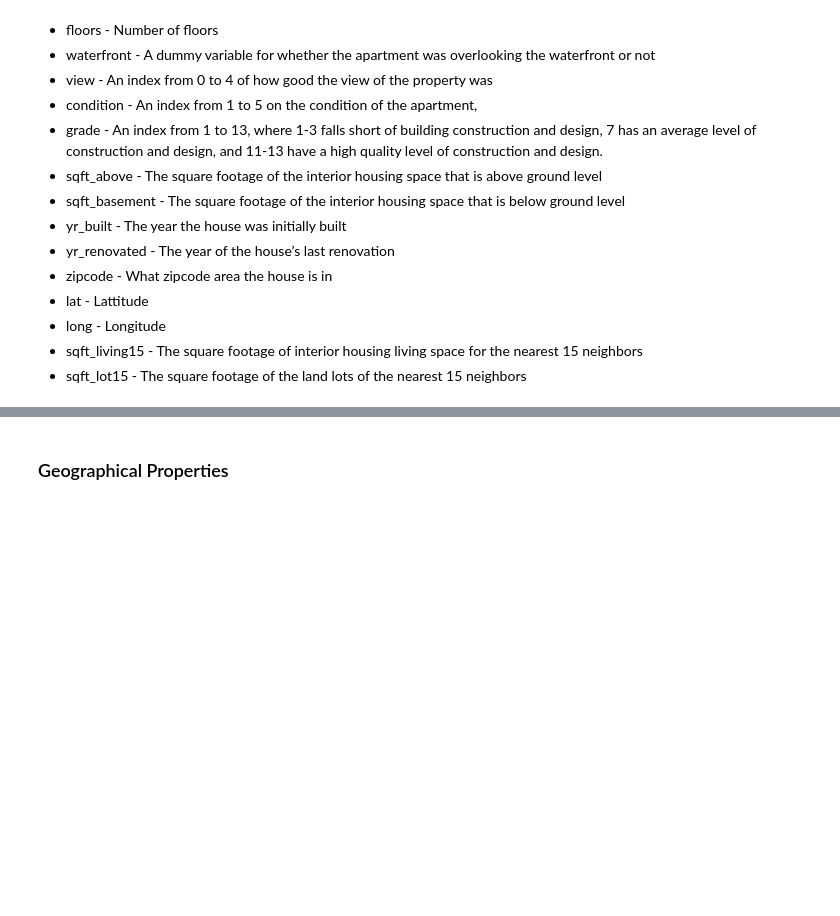
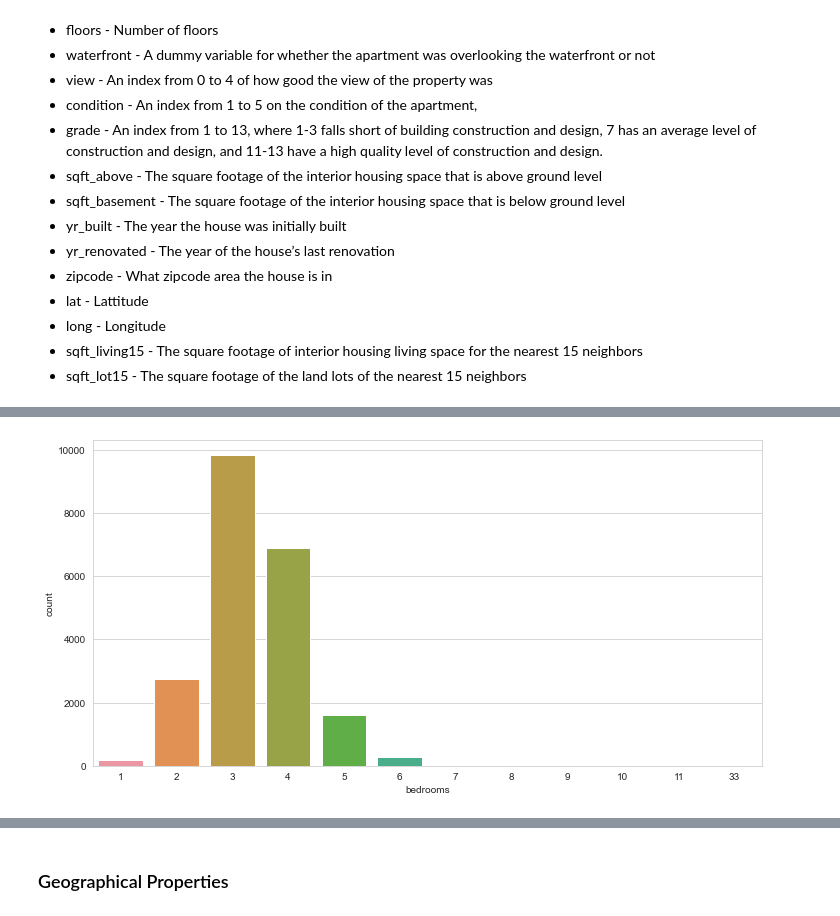
Before and after one commit to Ertugrul-Kurubal/Deep-Learning, a Jupyter notebook: In Class/2-Keras Regression KC House Data In Class 4.ipynb, the cells around one changed output, grey strips where cells are left out. Cells and saved outputs as stored; diff of their text form; code cells hidden in the pictures; blank space fills up the shorter version.

```diff
--- a/In Class/2-Keras Regression KC House Data In Class 4.ipynb
+++ b/In Class/2-Keras Regression KC House Data In Class 4.ipynb
@@ -102,0 +152,4 @@ https://www.kaggle.com/harlfoxem/housesalesprediction
+# %%
+sns.countplot(df['bedrooms']);
+# %% [output]
+[figure, added]
```
Also changed, not shown: parts of 5 cells of this notebook, 1 other file.
